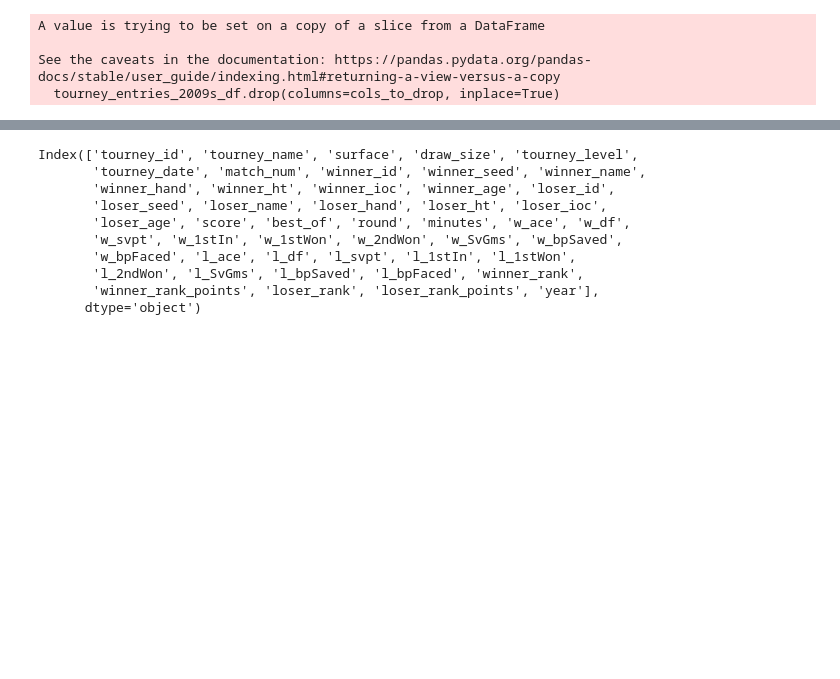
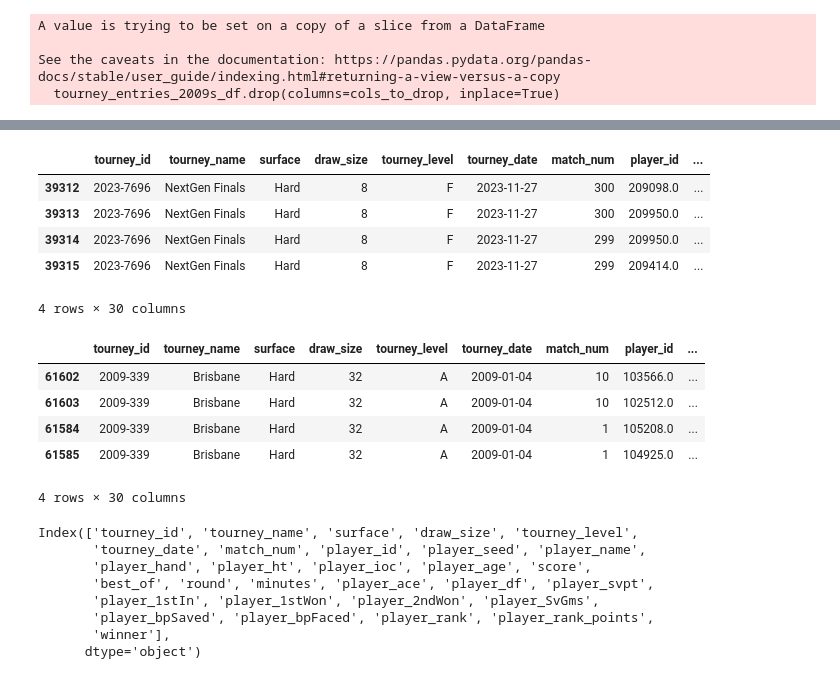
Before and after one commit to TaylorMater/UTA-BootCamp-Final-Project, a Jupyter notebook: keegan-scripts/data_cleaning.ipynb, the cells around one changed output, grey strips where cells are left out. Saved outputs shown, nothing was run; the diff lists cells and outputs as text; code cells hidden in the pictures; blank space fills up the shorter version.

```diff
--- a/keegan-scripts/data_cleaning.ipynb
+++ b/keegan-scripts/data_cleaning.ipynb
@@ -200,3 +144,35 @@ A value is trying to be set on a copy of a slice from a DataFrame
 
 See the caveats in the documentation: https://pandas.pydata.org/pandas-docs/stable/user_guide/indexing.html#returning-a-view-versus-a-copy
   tourney_entries_2009s_df.drop(columns=cols_to_drop, inplace=True)
+# %%
+# rename columns w/ winner or w to player
+tourney_entries_2009s_winners_df = tourney_entries_2009s_df.copy()
+tourney_entries_2009s_winners_df = tourney_entries_2009s_winners_df.rename(columns={'winner_id': 'player_id', 'winner_seed': 'player_seed', 'winner_name': 'player_name',
+                                                                                    'winner_hand': 'player_hand', 'winner_ht': 'player_ht', 'winner_ioc': 'player_ioc', 'winner_age': 'player_age',
+                                                                                    'w_ace': 'player_ace', 'w_df': 'player_df', 'w_svpt': 'player_svpt', 'w_1stIn': 'player_1stIn',
+                                                                                    'w_1stWon': 'player_1stWon', 'w_2ndWon': 'player_2ndWon', 'w_SvGms': 'player_SvGms', 'w_bpSaved': 'player_bpSaved',
+                                                                                    'w_bpFaced': 'player_bpFaced', 'winner_rank': 'player_rank', 'winner_rank_points': 'player_rank_points'})
+
+# drop all loser info
+cols_to_drop_2 = ['loser_id', 'loser_seed', 'loser_name', 'loser_hand', 'loser_ht', 'loser_ioc', 'loser_age', 'l_ace', 'l_df', 'l_svpt', 'l_1stIn', 'l_1stWon',
+       'l_2ndWon', 'l_SvGms', 'l_bpSaved', 'l_bpFaced', 'loser_rank', 'loser_rank_points', 'year']
+tourney_entries_2009s_winners_df.drop(columns=cols_to_drop_2, inplace=True)
+
+# add column for if player won. all winners will get 1
+tourney_entries_2009s_winners_df['winner'] = 1
+# %%
+# rename columns w/ loser or l to player
+tourney_entries_2009s_losers_df = tourney_entries_2009s_df.copy()
+tourney_entries_2009s_losers_df = tourney_entries_2009s_losers_df.rename(columns={'loser_id': 'player_id', 'loser_seed': 'player_seed', 'loser_name': 'player_name',
+                                                                                    'loser_hand': 'player_hand', 'loser_ht': 'player_ht', 'loser_ioc': 'player_ioc', 'loser_age': 'player_age',
+                                                                                    'l_ace': 'player_ace', 'l_df': 'player_df', 'l_svpt': 'player_svpt', 'l_1stIn': 'player_1stIn',
+                                                                                    'l_1stWon': 'player_1stWon', 'l_2ndWon': 'player_2ndWon', 'l_SvGms': 'player_SvGms', 'l_bpSaved': 'player_bpSaved',
+                                                                                    'l_bpFaced': 'player_bpFaced', 'loser_rank': 'player_rank', 'loser_rank_points': 'player_rank_points'})
+
+# drop all winner columns
+cols_to_drop_3 = ['winner_id', 'winner_seed', 'winner_name', 'winner_hand', 'winner_ht', 'winner_ioc', 'winner_age', 'w_ace', 'w_df', 'w_svpt', 'w_1stIn', 'w_1stWon',
+       'w_2ndWon', 'w_SvGms', 'w_bpSaved', 'w_bpFaced', 'winner_rank', 'winner_rank_points', 'year']
+tourney_entries_2009s_losers_df.drop(columns=cols_to_drop_3, inplace=True)
+
+# add column for if the player won. all losers will be assigned 0
+tourney_entries_2009s_losers_df['winner'] = 0
@@ -203,13 +193,31 @@ See the caveats in the documentation: https://pandas.pydata.org/pandas-docs/stab
+# %%
+# concat dfs and interleave the rows
+winners_losers_df = pd.concat([tourney_entries_2009s_winners_df, tourney_entries_2009s_losers_df]).sort_index().reset_index(drop=True)
+
+# sort by date and match num to keep winners and losers of matches together
+winners_losers_df.sort_values(by=['tourney_date', 'match_num'], ascending=False, inplace=True)
+display(winners_losers_df.head(4), winners_losers_df.tail(4))
+# %% [output]
+|  | tourney_id | tourney_name | surface | draw_size | tourney_level | tourney_date | match_num | player_id | ... |
+| 39312 | 2023-7696 | NextGen Finals | Hard | 8 | F | 2023-11-27 | 300 | 209098.0 | ... |
+| 39313 | 2023-7696 | NextGen Finals | Hard | 8 | F | 2023-11-27 | 300 | 209950.0 | ... |
+| 39314 | 2023-7696 | NextGen Finals | Hard | 8 | F | 2023-11-27 | 299 | 209950.0 | ... |
+| 39315 | 2023-7696 | NextGen Finals | Hard | 8 | F | 2023-11-27 | 299 | 209414.0 | ... |
+4 rows × 30 columns
+|  | tourney_id | tourney_name | surface | draw_size | tourney_level | tourney_date | match_num | player_id | ... |
+| 61602 | 2009-339 | Brisbane | Hard | 32 | A | 2009-01-04 | 10 | 103566.0 | ... |
+| 61603 | 2009-339 | Brisbane | Hard | 32 | A | 2009-01-04 | 10 | 102512.0 | ... |
+| 61584 | 2009-339 | Brisbane | Hard | 32 | A | 2009-01-04 | 1 | 105208.0 | ... |
+| 61585 | 2009-339 | Brisbane | Hard | 32 | A | 2009-01-04 | 1 | 104925.0 | ... |
+4 rows × 30 columns
 # %%
-tourney_entries_2009s_df.columns
+winners_losers_df.columns
 # %% [output]
 Index(['tourney_id', 'tourney_name', 'surface', 'draw_size', 'tourney_level',
-       'tourney_date', 'match_num', 'winner_id', 'winner_seed', 'winner_name',
-       'winner_hand', 'winner_ht', 'winner_ioc', 'winner_age', 'loser_id',
-       'loser_seed', 'loser_name', 'loser_hand', 'loser_ht', 'loser_ioc',
-       'loser_age', 'score', 'best_of', 'round', 'minutes', 'w_ace', 'w_df',
-       'w_svpt', 'w_1stIn', 'w_1stWon', 'w_2ndWon', 'w_SvGms', 'w_bpSaved',
-       'w_bpFaced', 'l_ace', 'l_df', 'l_svpt', 'l_1stIn', 'l_1stWon',
-       'l_2ndWon', 'l_SvGms', 'l_bpSaved', 'l_bpFaced', 'winner_rank',
-       'winner_rank_points', 'loser_rank', 'loser_rank_points', 'year'],
+       'tourney_date', 'match_num', 'player_id', 'player_seed', 'player_name',
+       'player_hand', 'player_ht', 'player_ioc', 'player_age', 'score',
+       'best_of', 'round', 'minutes', 'player_ace', 'player_df', 'player_svpt',
+       'player_1stIn', 'player_1stWon', 'player_2ndWon', 'player_SvGms',
+       'player_bpSaved', 'player_bpFaced', 'player_rank', 'player_rank_points',
+       'winner'],
       dtype='object')
```
Also changed, not shown: parts of 15 cells of this notebook, 1 other file.
